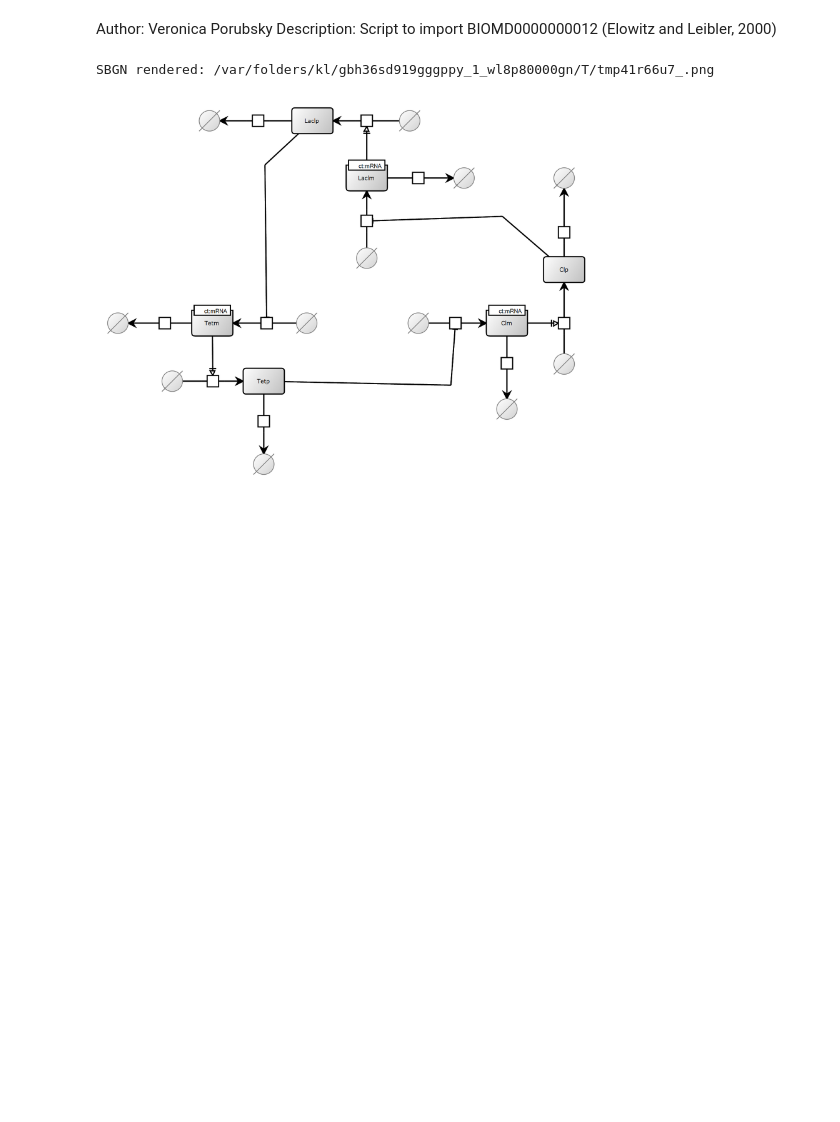
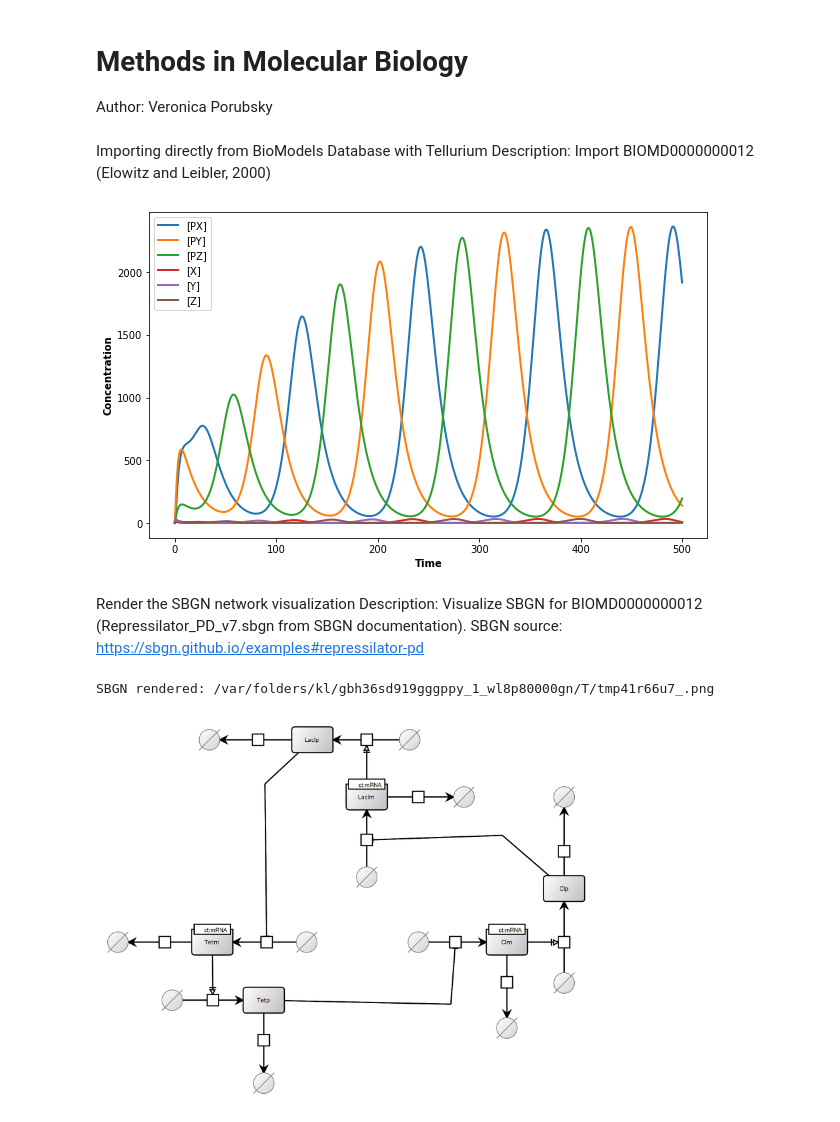
Before and after one commit to vporubsky/MiMB_reproducible_biomodeling, a Jupyter notebook: modeling_study.ipynb, the cells around one changed output. Cells and saved outputs as stored; diff of their text form; code cells hidden in the pictures; blank space fills up the shorter version.

```diff
--- a/modeling_study.ipynb
+++ b/modeling_study.ipynb
@@ -1,6 +1,24 @@
+# %% [markdown]
+# Methods in Molecular Biology
+Author: Veronica Porubsky
 # %% [markdown]
-Author: Veronica Porubsky
-Description: Script to import BIOMD0000000012 (Elowitz and Leibler, 2000)
+Importing directly from BioModels Database with Tellurium
+Description: Import BIOMD0000000012 (Elowitz and Leibler, 2000)
+# %%
+'''See: https://www.ebi.ac.uk/biomodels/BIOMD0000000012 for model documentation on BioModels Database.'''
+import tellurium as te
+import matplotlib.pyplot as plt
+%matplotlib inline
+repressilator_mod = te.loadSBMLModel("https://www.ebi.ac.uk/biomodels/model/download/BIOMD0000000012?filename=BIOMD0000000012_url.xml")
+repressilator_mod.simulate(0, 500, 1000)
+repressilator_mod.plot(figsize = (10, 6), xtitle = 'Time', ytitle = 'Concentration')
+plt.show()
+# %% [output]
+[figure, added]
+# %% [markdown]
+Render the SBGN network visualization
+Description: Visualize SBGN for BIOMD0000000012 (Repressilator_PD_v7.sbgn from SBGN documentation).
+SBGN source: https://sbgn.github.io/examples#repressilator-pd
 # %%
 '''SBGN network visualization.
 SBGN source: https://sbgn.github.io/examples#repressilator-pd'''
```
Also changed, not shown: 3 other files.
